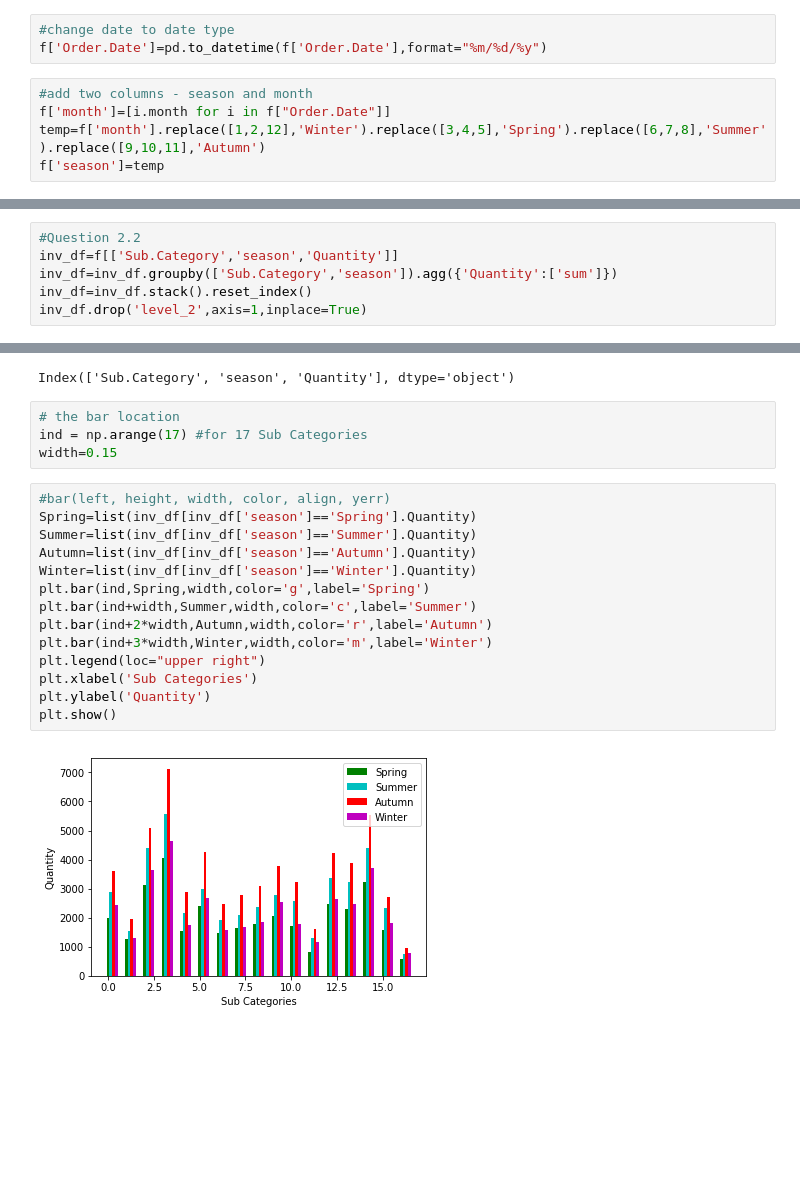
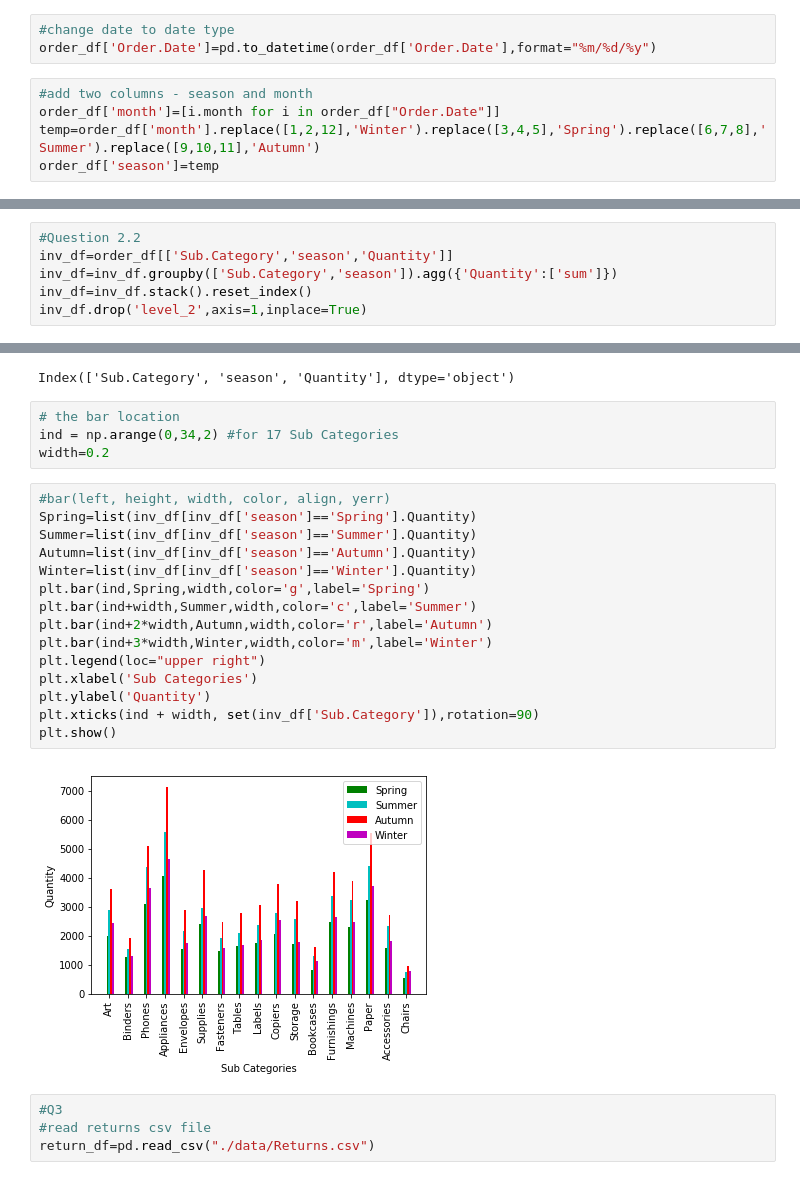
Before and after one commit to cchen17/machine-learning_house-prices, a Jupyter notebook: Chaoran/code for the lab.ipynb, the cells around one changed output, grey strips where cells are left out. Saved outputs shown, nothing was run; the diff lists cells and outputs as text; blank space fills up the shorter version.

```diff
--- a/Chaoran/code for the lab.ipynb
+++ b/Chaoran/code for the lab.ipynb
@@ -56,9 +52,9 @@ f[['Profit','Sales']] = f[['Profit','Sales']].apply(pd.to_numeric)
 # %%
 #change date to date type
-f['Order.Date']=pd.to_datetime(f['Order.Date'],format="%m/%d/%y")
+order_df['Order.Date']=pd.to_datetime(order_df['Order.Date'],format="%m/%d/%y")
 # %%
 #add two columns - season and month
-f['month']=[i.month for i in f["Order.Date"]]
-temp=f['month'].replace([1,2,12],'Winter').replace([3,4,5],'Spring').replace([6,7,8],'Summer').replace([9,10,11],'Autumn')
-f['season']=temp
+order_df['month']=[i.month for i in order_df["Order.Date"]]
+temp=order_df['month'].replace([1,2,12],'Winter').replace([3,4,5],'Spring').replace([6,7,8],'Summer').replace([9,10,11],'Autumn')
+order_df['season']=temp
 # %%
@@ -92,7 +88,7 @@ plt.show()
 [figure]
 # %%
 #Question 2.2
-inv_df=f[['Sub.Category','season','Quantity']]
+inv_df=order_df[['Sub.Category','season','Quantity']]
 inv_df=inv_df.groupby(['Sub.Category','season']).agg({'Quantity':['sum']})
 inv_df=inv_df.stack().reset_index()
 inv_df.drop('level_2',axis=1,inplace=True)
@@ -102,21 +98,26 @@ inv_df.columns
 Index(['Sub.Category', 'season', 'Quantity'], dtype='object')
 # %%
 # the bar location
-ind = np.arange(17) #for 17 Sub Categories
-width=0.15
+ind = np.arange(0,34,2) #for 17 Sub Categories
+width=0.2
 # %%
 #bar(left, height, width, color, align, yerr)
 Spring=list(inv_df[inv_df['season']=='Spring'].Quantity)
 Summer=list(inv_df[inv_df['season']=='Summer'].Quantity)
 Autumn=list(inv_df[inv_df['season']=='Autumn'].Quantity)
 Winter=list(inv_df[inv_df['season']=='Winter'].Quantity)
 plt.bar(ind,Spring,width,color='g',label='Spring')
 plt.bar(ind+width,Summer,width,color='c',label='Summer')
 plt.bar(ind+2*width,Autumn,width,color='r',label='Autumn')
 plt.bar(ind+3*width,Winter,width,color='m',label='Winter')
 plt.legend(loc="upper right")
 plt.xlabel('Sub Categories')
 plt.ylabel('Quantity')
+plt.xticks(ind + width, set(inv_df['Sub.Category']),rotation=90)
 plt.show()
 # %% [output]
-[figure, old version]
+[figure, new version]
+# %%
+#Q3
+#read returns csv file
+return_df=pd.read_csv("./data/Returns.csv")
```
Also changed, not shown: parts of 19 cells of this notebook.
